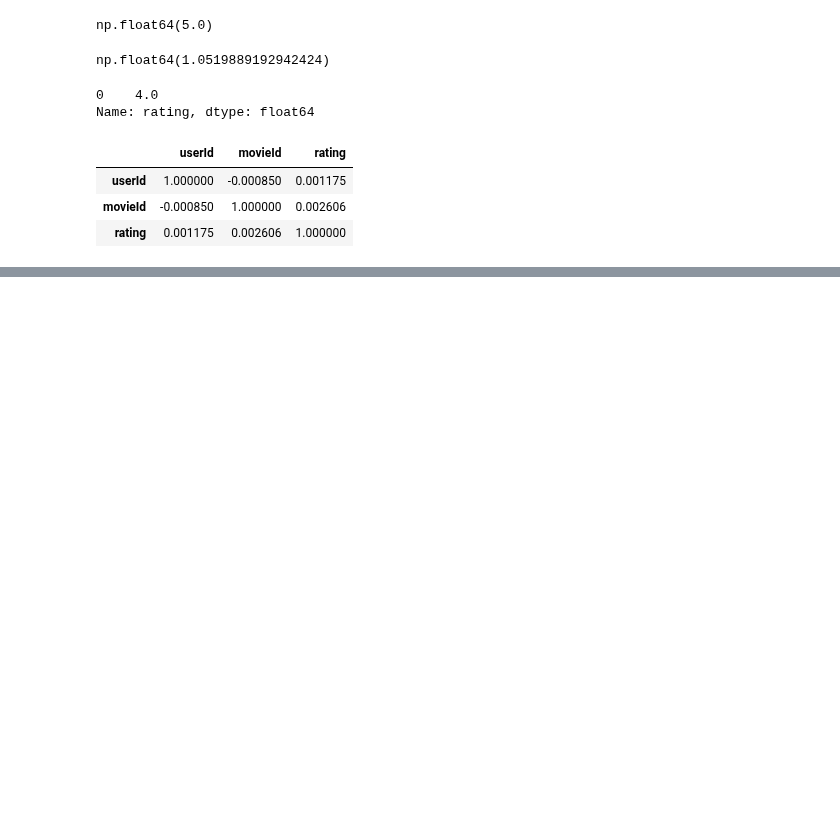
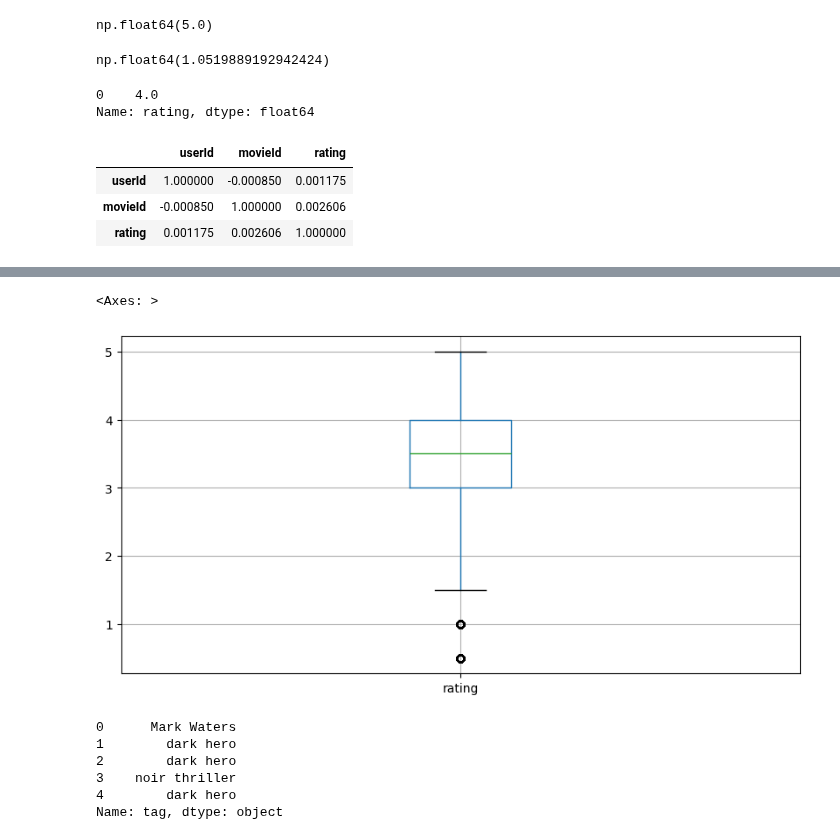
Before and after one commit to corpsedust/NareshIT, a Jupyter notebook: DailyClassroomNotes/15th February.ipynb, the cells around one changed output, grey strips where cells are left out. Drawn from its saved outputs; the diff is of its cells as text; code cells hidden in the pictures; blank space fills up the shorter version.

```diff
--- a/DailyClassroomNotes/15th February.ipynb
+++ b/DailyClassroomNotes/15th February.ipynb
@@ -327,0 +478,14 @@ ratings.corr()
+# %%
+ratings.boxplot(column = "rating")
+# %% [output]
+<Axes: >
+[figure, added]
+# %%
+tags.tag.head()
+# %% [output]
+0      Mark Waters
+1        dark hero
+2        dark hero
+3    noir thriller
+4        dark hero
+Name: tag, dtype: object
```
Also changed, not shown: parts of 21 cells of this notebook.
